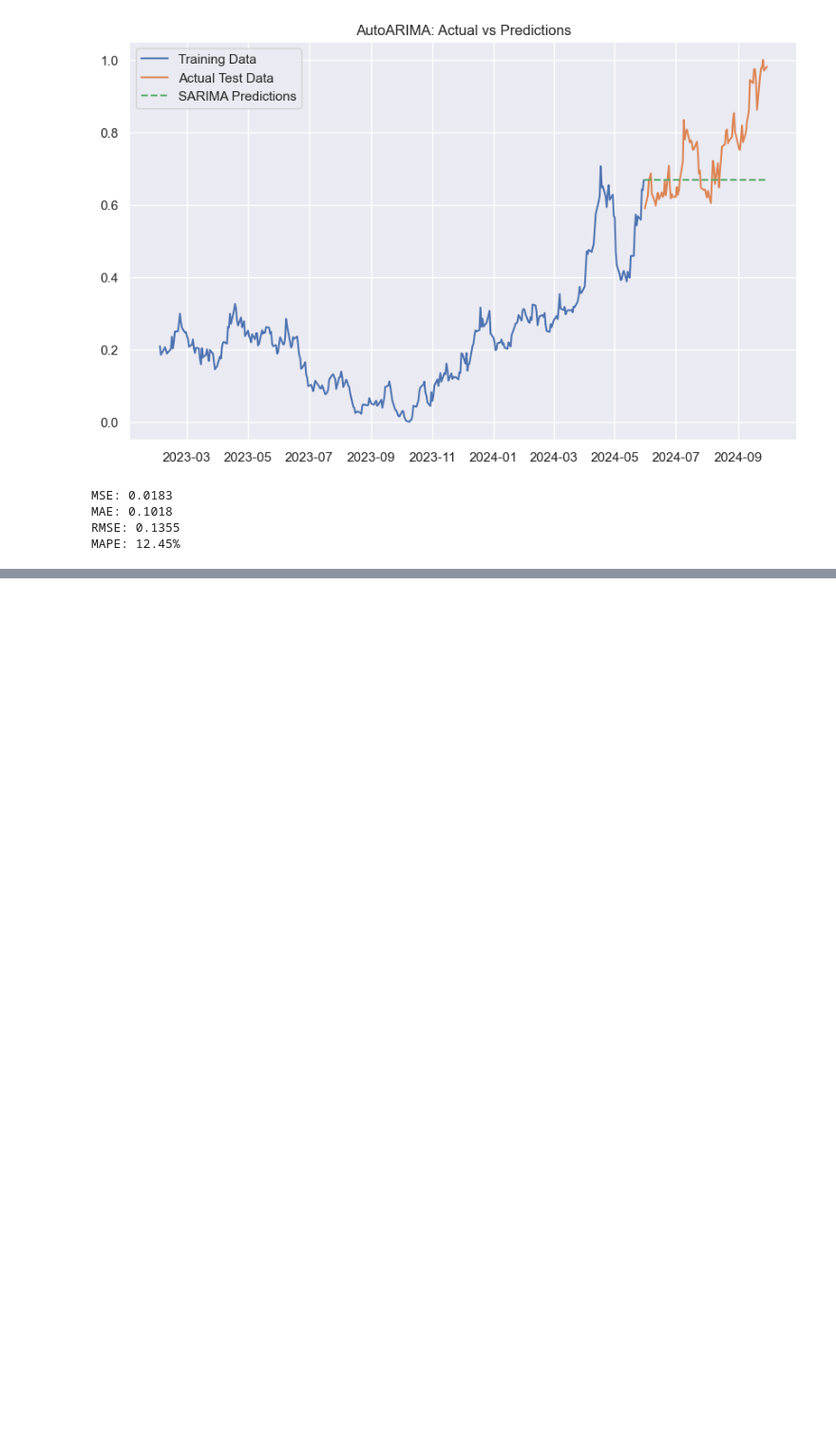
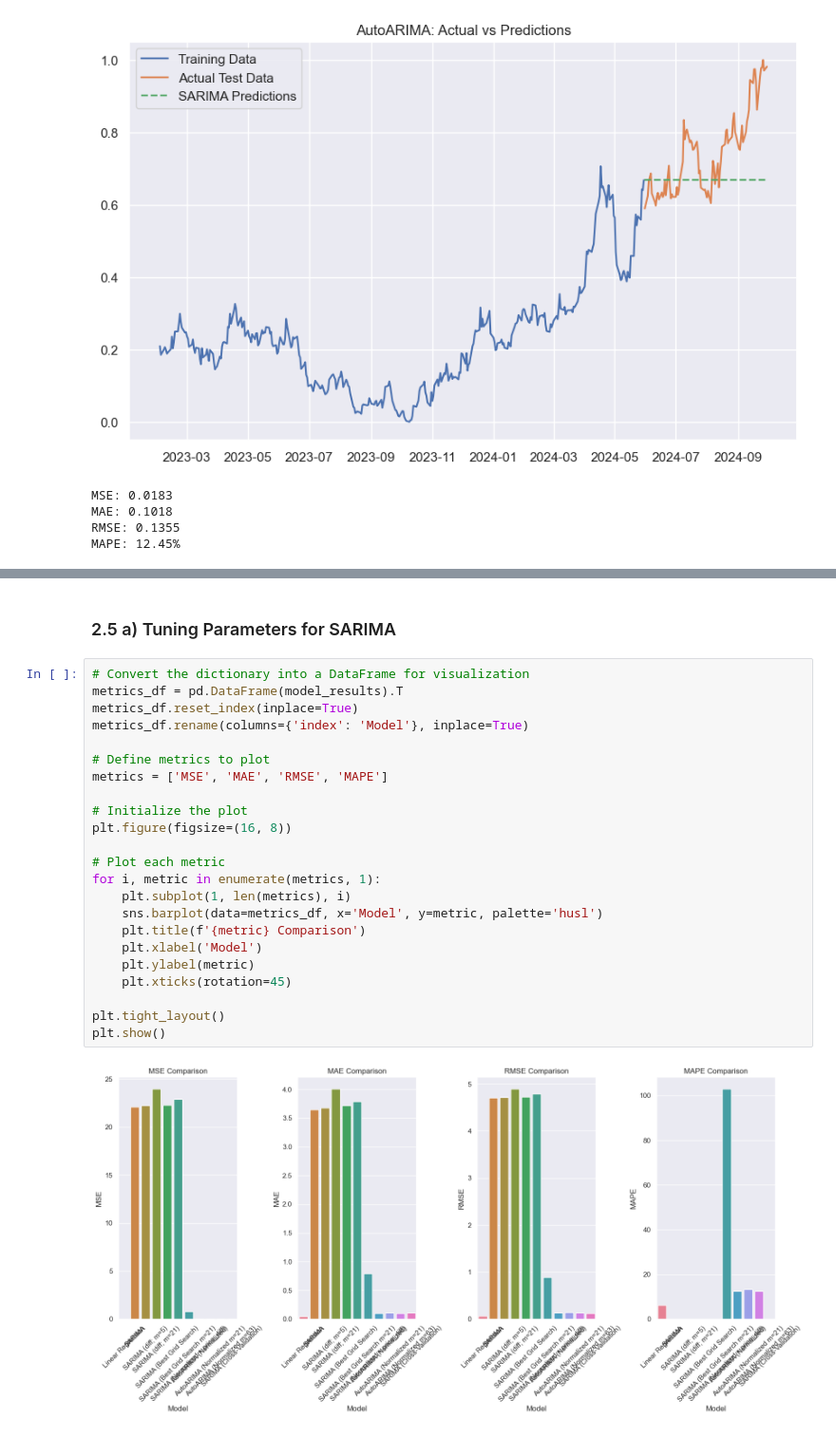
Before and after one commit to clarissa2020274/2020274_capstone, a Jupyter notebook: 2020274_October_24_Modeling and Evaluation (SARIMA and LSTM).ipynb, the cells around one changed output, grey strips where cells are left out. Shown at 95% size. Saved outputs shown, nothing was run; the diff lists cells and outputs as text; blank space fills up the shorter version.

```diff
--- a/2020274_October_24_Modeling and Evaluation (SARIMA and LSTM).ipynb
+++ b/2020274_October_24_Modeling and Evaluation (SARIMA and LSTM).ipynb
@@ -1149,0 +1235,27 @@ MAPE: 12.45%
+# %% [markdown]
+### 2.5 a) Tuning Parameters for SARIMA
+# %%
+# Convert the dictionary into a DataFrame for visualization
+metrics_df = pd.DataFrame(model_results).T
+metrics_df.reset_index(inplace=True)
+metrics_df.rename(columns={'index': 'Model'}, inplace=True)
+
+# Define metrics to plot
+metrics = ['MSE', 'MAE', 'RMSE', 'MAPE']
+
+# Initialize the plot
+plt.figure(figsize=(16, 8))
+
+# Plot each metric
+for i, metric in enumerate(metrics, 1):
+    plt.subplot(1, len(metrics), i)
+    sns.barplot(data=metrics_df, x='Model', y=metric, palette='husl')
+    plt.title(f'{metric} Comparison')
+    plt.xlabel('Model')
+    plt.ylabel(metric)
+    plt.xticks(rotation=45)
+
+plt.tight_layout()
+plt.show()
+# %% [output]
+[figure, added]
```
Also changed, not shown: parts of 9 cells of this notebook, 7 other files.
